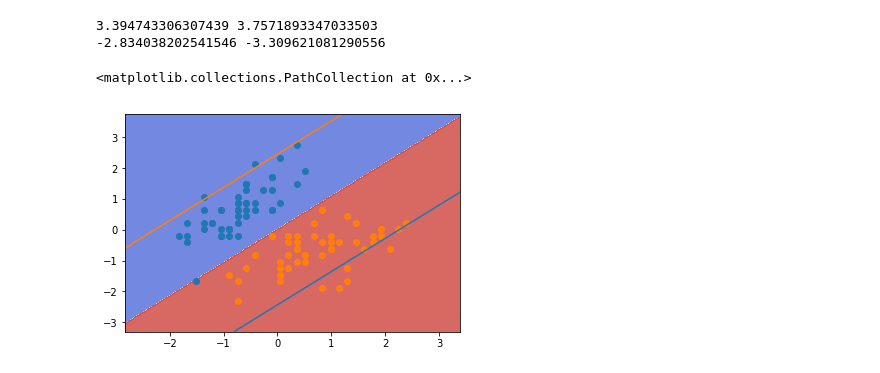
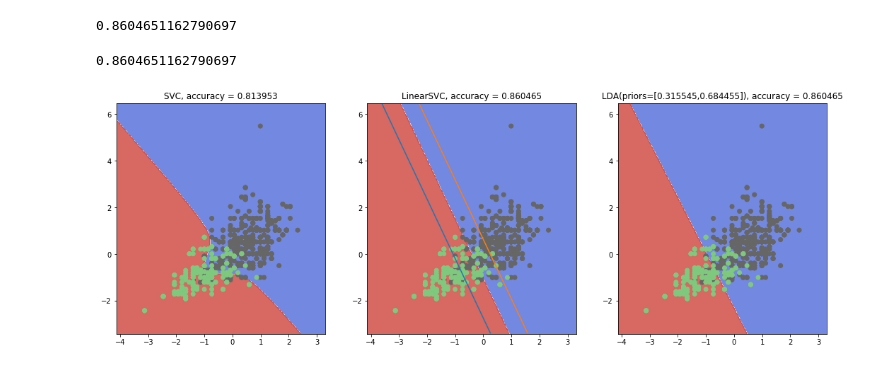
Before and after one commit to YihuiZhou-zyh/Pattern-Recognition, a Jupyter notebook: SVM.ipynb, the cells around one changed output. Saved outputs shown, nothing was run; the diff lists cells and outputs as text; code cells hidden in the pictures.

```diff
--- a/SVM.ipynb
+++ b/SVM.ipynb
@@ -53,11 +0,0 @@ array([[ 0.4405315, -0.4086168]])
-# %%
-from playML.metrics import plot_decision_boundary_svm
-plot_decision_boundary_svm(svc, X_std)
-plt.scatter(X_std[y==0,0],
-            X_std[y==0,1])
-plt.scatter(X_std[y==1,0],X_std[y==1,1])
-# %% [output]
-3.394743306307439 3.7571893347033503
--2.834038202541546 -3.309621081290556
-<matplotlib.collections.PathCollection at 0x...>
-[figure, removed]
@@ -63,0 +16,46 @@ plt.scatter(X_std[y==1,0],X_std[y==1,1])
+# %%
+standardscaler = StandardScaler()
+scaler = standardscaler.fit(X_train)
+X_train_std = scaler.transform(X_train)[:,:2]
+X_test_std = scaler.transform(X_test)[:,:2]
+L_svc = LinearSVC(C=1e9)
+L_svc.fit(X_train_std, y_train)
+L_svc_acu = L_svc.score(X_test_std,y_test)
+L_svc_acu
+# %% [output]
+0.8604651162790697
+# %%
+svc = SVC(C=1e7, kernel="poly")
+svc.fit(X_train_std, y_train)
+svc_acu = svc.score(X_test_std,y_test)
+# %%
+g = sum(y_train==1)/len(y_train)
+lda = LDA(priors=[g,1-g])
+lda.fit(X_train_std, y_train)
+lda_acu = lda.score(X_test_std,y_test)
+lda_acu
+# %% [output]
+0.8604651162790697
+# %%
+fig = plt.figure(figsize=(18,6))
+ax = fig.add_subplot(131)
+
+plot_decision_boundary(ax, svc, X_train_std)
+ax.scatter(X_train_std[:,0],
+            X_train_std[:,1], c=y_train, cmap=plt.cm.Accent_r)
+ax.set_title("SVC, accuracy = %f"%svc_acu)
+ax = fig.add_subplot(132)
+
+plot_decision_boundary_svm(ax, L_svc, X_train_std, h=0.02)
+ax.scatter(X_train_std[:,0],
+            X_train_std[:,1], c=y_train, cmap=plt.cm.Accent_r)
+ax.set_title("LinearSVC, accuracy = %f"%L_svc_acu)
+
+ax = fig.add_subplot(133)
+plot_decision_boundary(ax, lda, X_train_std)
+ax.scatter(X_train_std[:,0],
+            X_train_std[:,1], c=y_train, cmap=plt.cm.Accent_r)
+ax.set_title("LDA(priors=[%f,%f]), accuracy = %f"%(g,1-g,lda_acu))
+plt.show()
+# %% [output]
+[figure, added]
```
Also changed, not shown: parts of 9 cells of this notebook, 3 other files.
